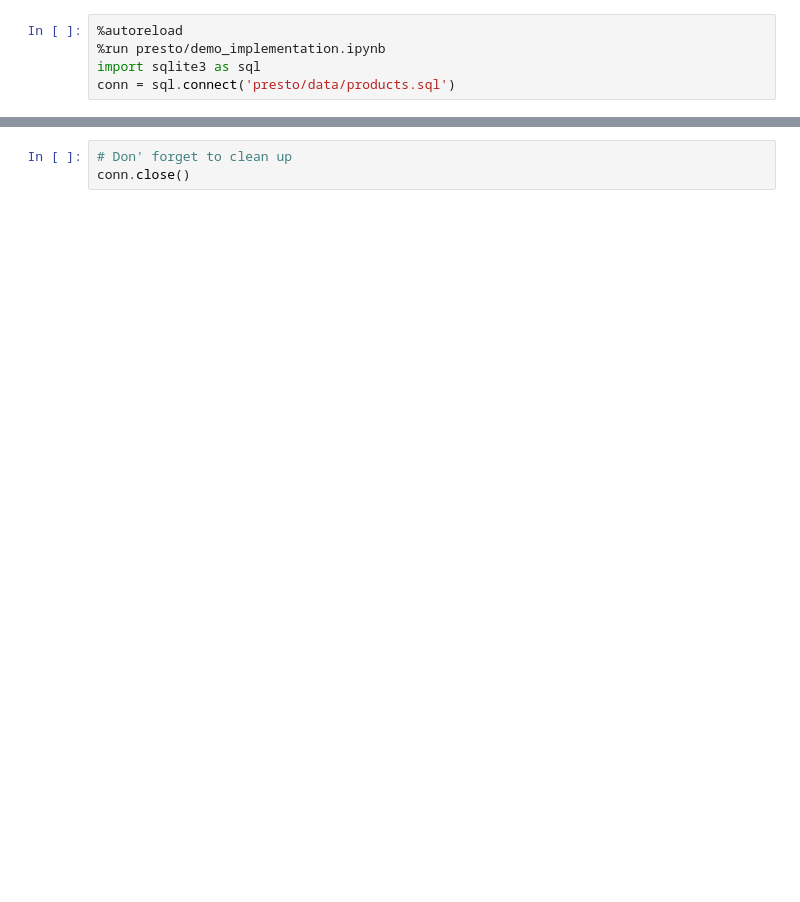
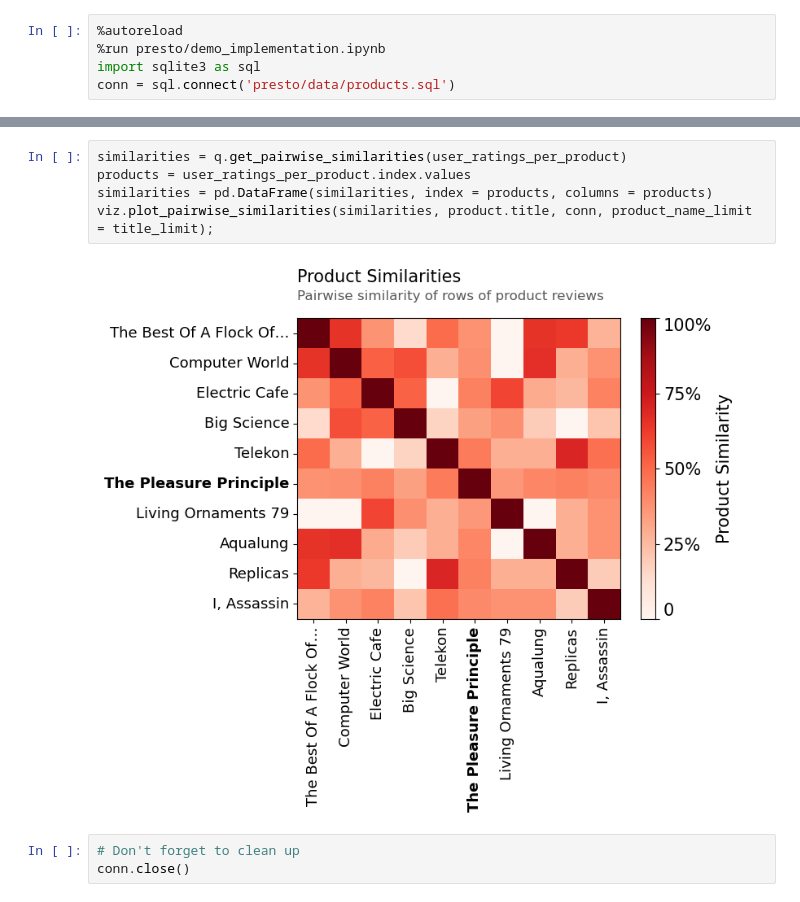
Before and after one commit to RolfHendriks/presto, a Jupyter notebook: demo.ipynb, the cells around one changed output, grey strips where cells are left out. Saved outputs shown, nothing was run; the diff lists cells and outputs as text; blank space fills up the shorter version.

```diff
--- a/demo.ipynb
+++ b/demo.ipynb
@@ -91,3 +151,10 @@ recommendations
+# %%
+similarities = q.get_pairwise_similarities(user_ratings_per_product)
+products = user_ratings_per_product.index.values
+similarities = pd.DataFrame(similarities, index = products, columns = products)
+viz.plot_pairwise_similarities(similarities, product.title, conn, product_name_limit = title_limit);
+# %% [output]
+[figure, added]
 # %%
-# Don' forget to clean up
+# Don't forget to clean up
 conn.close()
```
Also changed, not shown: parts of 12 cells of this notebook, 3 other files.
